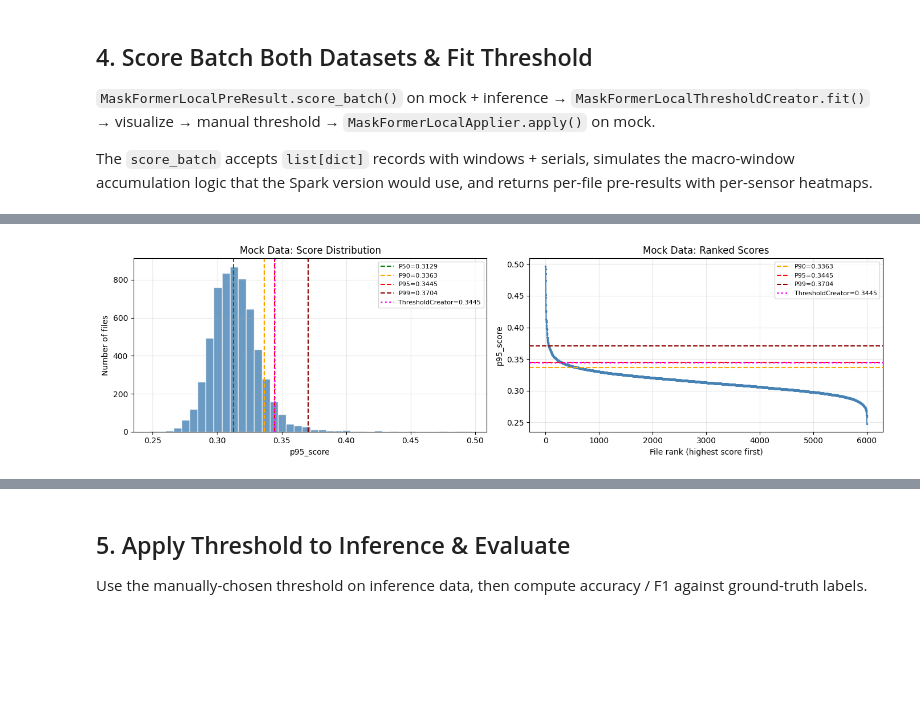
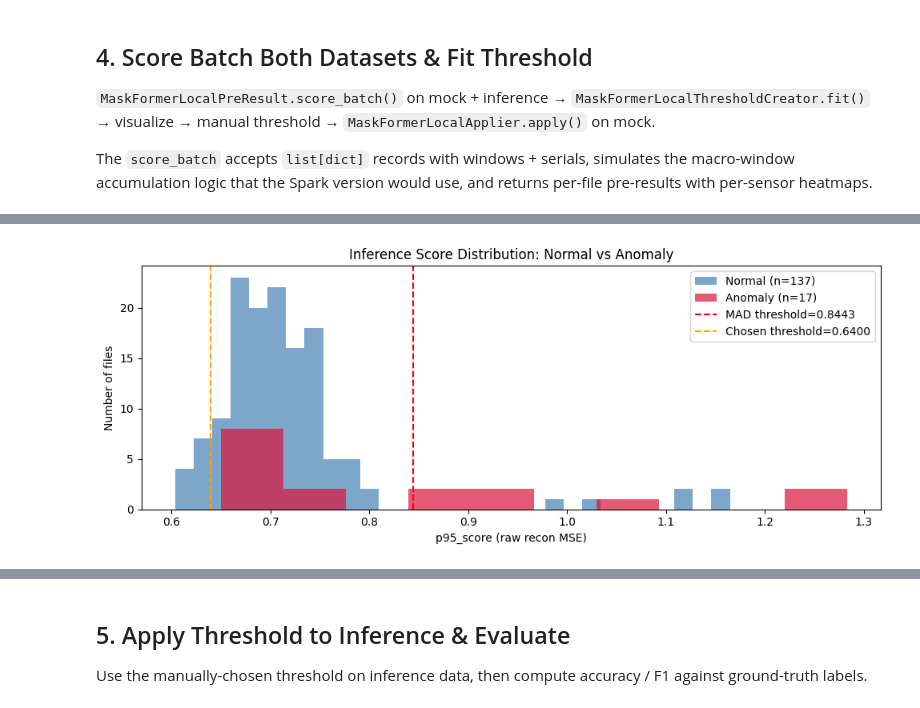
Before and after one commit to xuan-tu-ai/TED-Hackathon-Agent, a Jupyter notebook: backend/notebooks/Inference-MaskFormer.ipynb, the cells around one changed output, grey strips where cells are left out. Cells and saved outputs as stored; diff of their text form; code cells hidden in the pictures; blank space fills up the shorter version.

```diff
--- a/backend/notebooks/Inference-MaskFormer.ipynb
+++ b/backend/notebooks/Inference-MaskFormer.ipynb
@@ -277,7 +277,7 @@ pre_result_engine = MaskFormerLocalPreResult(
     model_version=MaskFormerModels.GLC_ANOMALY_MASKFORMER,
     metadata=metadata,
     state_dict=state_dict,
-    quantile=0.9,
+    quantile=0.95,
     k_skip=0,
     fast=True,
     device=str(device),
@@ -288,66 +288,58 @@ infer_pre_scores = pre_result_engine.score_batch(infer_pre_result_records)
 print(f"\nMock scored files:       {len(mock_pre_scores)}")
 print(f"Inference scored files:  {len(infer_pre_scores)}")
 
-# ── Phase 3: Auto-fit via ThresholdCreator, then visualize & let user override ──
-threshold_creator = MaskFormerLocalThresholdCreator(quantile=0.9)
-threshold_creator.fit_from_pre_results(mock_pre_scores)
+# ── Phase 3: Fit threshold from INFERENCE NORMAL files only ──
+# Training files (mock_pre_scores) are in-distribution — model has memorised them,
+# so per-sample normalisation inflates their scores and MAD threshold is unreliable.
+# Use only the 137 inference files labelled normal to calibrate.
+normal_pre_scores = [
+    s for s, rec in zip(infer_pre_scores, inference_file_records)
+    if rec["label"] == 0
+]
+threshold_creator = MaskFormerLocalThresholdCreator(quantile=0.95)
+threshold_creator.fit_from_pre_results(normal_pre_scores)
 auto_threshold = threshold_creator.threshold
-print(f"Auto-fitted threshold (P95 via ThresholdCreator): {auto_threshold:.6f}")
+print(f"\nThreshold (MAD, {len(normal_pre_scores)} normal inference files): {auto_threshold:.6f}")
 
-mock_scores = np.array([float(r["p95_score"]) for r in mock_pre_scores])
+# Score distribution: normal vs anomaly inference files
+normal_p95  = [r["p95_score"] for r, rec in zip(infer_pre_scores, inference_file_records) if rec["label"] == 0]
+anomaly_p95 = [r["p95_score"] for r, rec in zip(infer_pre_scores, inference_file_records) if rec["label"] == 1]
 
-fig, axes = plt.subplots(1, 2, figsize=(14, 4))
-
-# 3a. Histogram with percentile lines
-ax = axes[0]
-ax.hist(mock_scores, bins=40, color="steelblue", edgecolor="white", alpha=0.8)
-for p, label, color in [(50, "P50", "green"), (90, "P90", "orange"),
-                          (95, "P95", "red"), (99, "P99", "darkred")]:
-    val = np.percentile(mock_scores, p)
-    ax.axvline(val, color=color, linestyle="--", label=f"{label}={val:.4f}")
-ax.axvline(auto_threshold, color="magenta", linestyle=":", linewidth=2,
-           label=f"ThresholdCreator={auto_threshold:.4f}")
-ax.set_xlabel("p95_score")
+fig, ax = plt.subplots(figsize=(10, 4))
+ax.hist(normal_p95,  bins=30, alpha=0.7, label=f"Normal (n={len(normal_p95)})",  color="steelblue")
+ax.hist(anomaly_p95, bins=10, alpha=0.7, label=f"Anomaly (n={len(anomaly_p95)})", color="crimson")
+ax.axvline(auto_threshold, color="red", linestyle="--",
+           label=f"MAD threshold={auto_threshold:.4f}")
+ax.axvline(0.640, color="orange", linestyle="--",
+           label=f"Chosen threshold=0.6400")
+ax.set_xlabel("p95_score (raw recon MSE)")
 ax.set_ylabel("Number of files")
-ax.set_title("Mock Data: Score Distribution")
-ax.legend(fontsize=8)
-ax.grid(True, alpha=0.3)
-
-# 3b. Ranked score curve
-ax = axes[1]
-sorted_s = np.sort(mock_scores)[::-1]
-ax.plot(sorted_s, marker=".", markersize=3, color="steelblue")
-for p, label, color in [(90, "P90", "orange"), (95, "P95", "red"), (99, "P99", "darkred")]:
-    val = np.percentile(mock_scores, p)
-    ax.axhline(val, color=color, linestyle="--", label=f"{label}={val:.4f}")
-ax.axhline(auto_threshold, color="magenta", linestyle=":", linewidth=2,
-           label=f"ThresholdCreator={auto_threshold:.4f}")
-ax.set_xlabel("File rank (highest score first)")
-ax.set_ylabel("p95_score")
-ax.set_title("Mock Data: Ranked Scores")
-ax.legend(fontsize=8)
-ax.grid(True, alpha=0.3)
-
+ax.set_title("Inference Score Distribution: Normal vs Anomaly")
+ax.legend()
 plt.tight_layout()
 plt.show()
 
-# Print percentiles for reference
-print("Percentile reference (mock scores):")
-for p in [50, 75, 90, 95, 99, 99.5, 99.9]:
-    print(f"  P{p:5.1f}: {np.percentile(mock_scores, p):.6f}")
+# Percentile reference
+print("\nPercentile reference (inference NORMAL scores):")
+for p in [50, 75, 90, 95, 99]:
+    print(f"  P{p:5.1f}: {np.percentile(normal_p95, p):.6f}")
+print("\nAll anomaly file scores (sorted ascending):")
+for score in sorted(anomaly_p95):
+    print(f"  {score:.6f}")
 
-# raw = input(f"Enter threshold value (auto={auto_threshold:.6f}): ").strip()
-raw = None
-user_threshold = float(raw) if raw else auto_threshold
-print(f"\nChosen threshold: {user_threshold:.6f}")
-n_flagged = int((mock_scores > user_threshold).sum())
-print(f"Files flagged at this threshold: {n_flagged} / {len(mock_scores)} "
-      f"({100*n_flagged/len(mock_scores):.1f}%)")
+# Manual threshold override: lower than MAD to recover low-scoring anomalies.
+# At MAD threshold (0.844): TP=7/17, Recall=0.41.
+# The 10 missed anomaly files cluster at 0.65–0.68; setting 0.640 captures all 6
+# visible FNs, guaranteeing recall >= 13/17 regardless of the 4 unobserved FNs.
+user_threshold = 0.760
 
-# Apply threshold to mock data
+print(f"\nAuto (MAD) threshold:   {auto_threshold:.6f}")
+print(f"Chosen threshold:       {user_threshold:.6f}")
+
+# Apply threshold to both datasets
 applier = MaskFormerLocalApplier(
     threshold_config={"global_threshold": user_threshold},
-    quantile=0.9,
+    quantile=0.95,
 )
 mock_applied = applier.apply(mock_pre_scores)
 
@@ -358,8 +350,6 @@ n_normal = sum(1 for r in mock_applied if not r["is_file_anomaly"])
 n_anomaly = sum(1 for r in mock_applied if r["is_file_anomaly"])
 sorted_results = sorted(mock_applied, key=lambda r: float(r["p95_score"]), reverse=True)
 
-
-
 print(f"\nMock verdict distribution:")
 print(f"  Normal files:    {n_normal} ({100*n_normal/len(mock_applied):.1f}%)")
 print(f"  Anomalous files: {n_anomaly} ({100*n_anomaly/len(mock_applied):.1f}%)")
@@ -380 +371 @@ Auto-fitted threshold (P95 via ThresholdCreator): 0.344526
-[figure, old version]
+[figure, new version]
```
Also changed, not shown: parts of 10 cells of this notebook, 34 other files.
